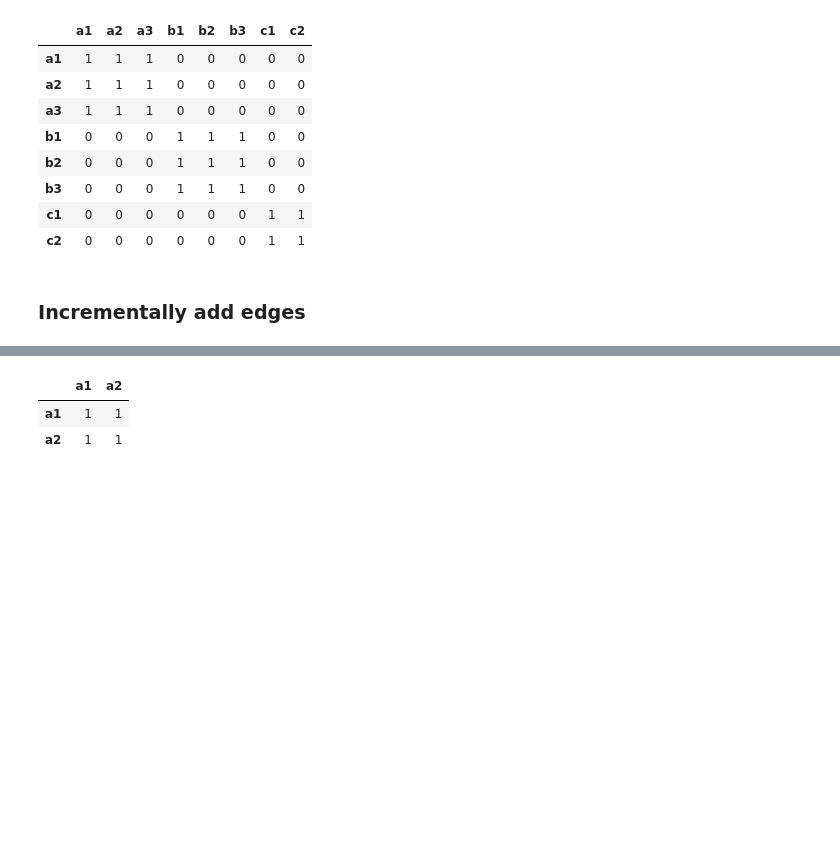
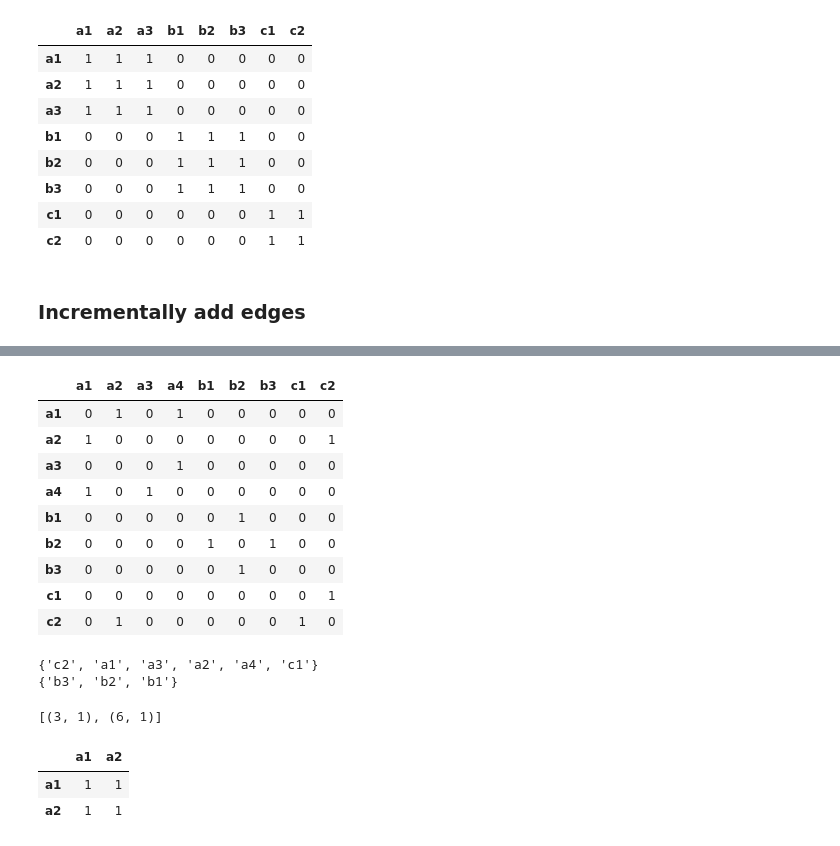
Before and after one commit to WillieMaddox/Airbus_SDC_dup, a Jupyter notebook: notebooks/eda/tile_cliques_poc.ipynb, the cells around one changed output, grey strips where cells are left out. Drawn from its saved outputs; the diff is of its cells as text; code cells hidden in the pictures; blank space fills up the shorter version.

Commit message:
feat: Add secondary check to tile_cliques_poc notebook.

```diff
--- a/notebooks/eda/tile_cliques_poc.ipynb
+++ b/notebooks/eda/tile_cliques_poc.ipynb
@@ -53,0 +127,25 @@ edges = [('a1', 'a2'), ('a3', 'a4'), ('b1', 'b2'), ('b2', 'b3'), ('a1', 'a4'), (
+# %%
+G.add_edge(*edges[6])
+df = nx.to_pandas_adjacency(G, dtype=int)
+df
+# %% [output]
+|  | a1 | a2 | a3 | a4 | b1 | b2 | b3 | c1 | c2 |
+| a1 | 0 | 1 | 0 | 1 | 0 | 0 | 0 | 0 | 0 |
+| a2 | 1 | 0 | 0 | 0 | 0 | 0 | 0 | 0 | 1 |
+| a3 | 0 | 0 | 0 | 1 | 0 | 0 | 0 | 0 | 0 |
+| a4 | 1 | 0 | 1 | 0 | 0 | 0 | 0 | 0 | 0 |
+| b1 | 0 | 0 | 0 | 0 | 0 | 1 | 0 | 0 | 0 |
+| b2 | 0 | 0 | 0 | 0 | 1 | 0 | 1 | 0 | 0 |
+| b3 | 0 | 0 | 0 | 0 | 0 | 1 | 0 | 0 | 0 |
+| c1 | 0 | 0 | 0 | 0 | 0 | 0 | 0 | 0 | 1 |
+| c2 | 0 | 1 | 0 | 0 | 0 | 0 | 0 | 1 | 0 |
+# %%
+neighbor_counts = Counter()
+for tile_hashes in nx.connected_components(G):
+    neighbor_counts[len(tile_hashes)] += 1
+    print(tile_hashes)
+list(sorted(neighbor_counts.items()))
+# %% [output]
+{'c2', 'a1', 'a3', 'a2', 'a4', 'c1'}
+{'b3', 'b2', 'b1'}
+[(3, 1), (6, 1)]
```
Also changed, not shown: parts of 11 cells of this notebook.
